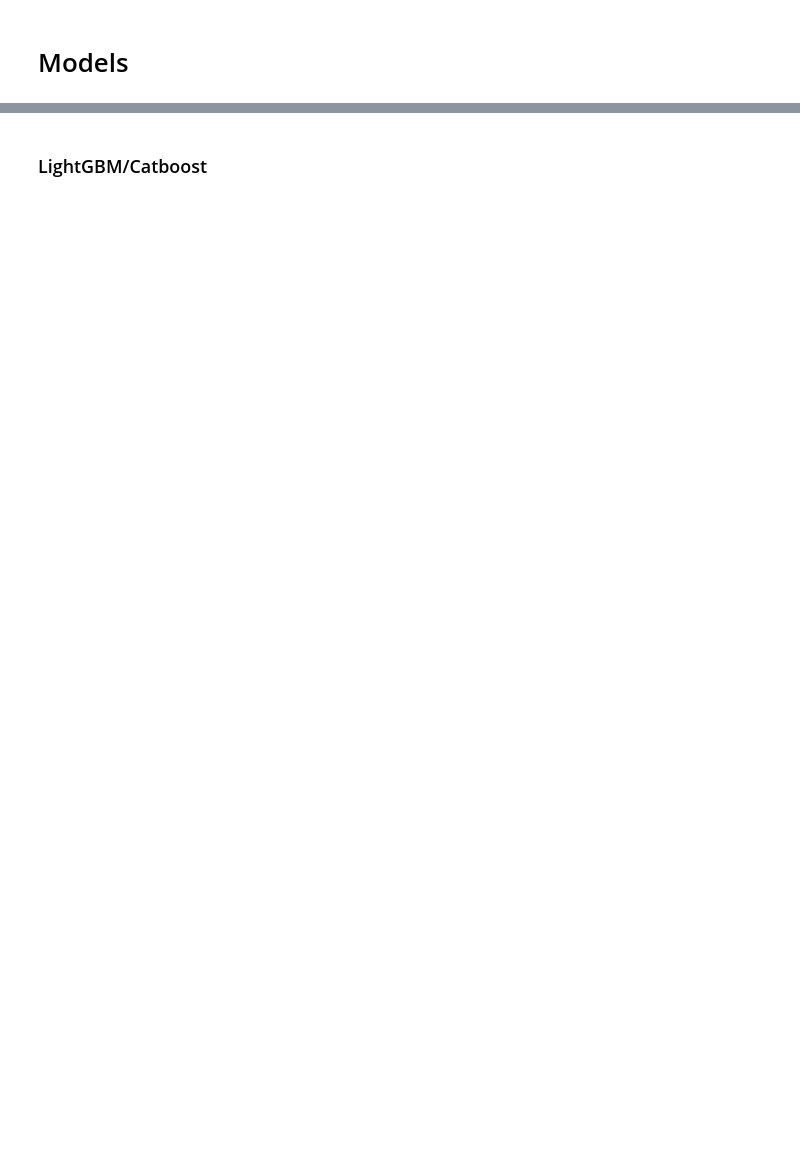
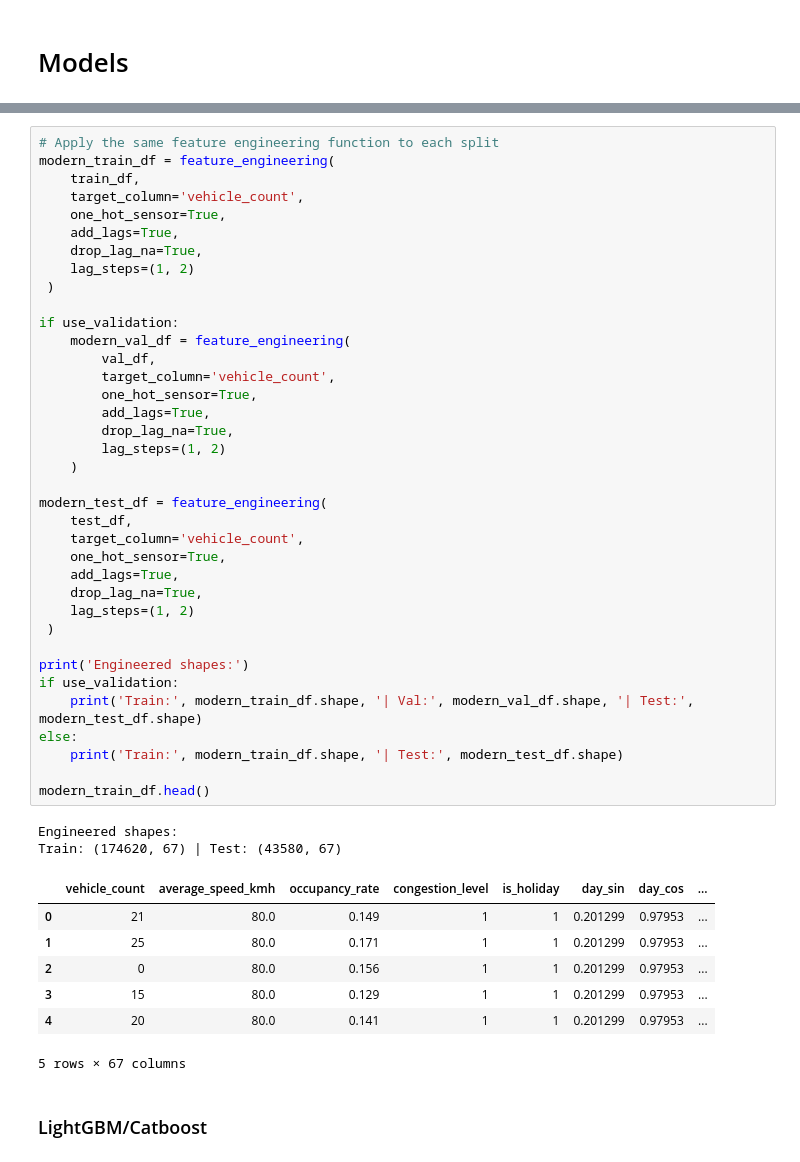
Before and after one commit to Albertouskas/traffic_flow_prediction_forecasting_and_analysis, a Jupyter notebook: traffic_forecast.ipynb, the cells around one changed output, grey strips where cells are left out. Cells and saved outputs as stored; diff of their text form; blank space fills up the shorter version.

```diff
--- a/traffic_forecast.ipynb
+++ b/traffic_forecast.ipynb
@@ -334,2 +272,49 @@ Selected Features: ['occupancy_rate', 'vehicle_count_roll_mean_6', 'vehicle_coun
+# %%
+# Apply the same feature engineering function to each split
+modern_train_df = feature_engineering(
+    train_df,
+    target_column='vehicle_count',
+    one_hot_sensor=True,
+    add_lags=True,
+    drop_lag_na=True,
+    lag_steps=(1, 2)
+ )
+
+if use_validation:
+    modern_val_df = feature_engineering(
+        val_df,
+        target_column='vehicle_count',
+        one_hot_sensor=True,
+        add_lags=True,
+        drop_lag_na=True,
+        lag_steps=(1, 2)
+    )
+
+modern_test_df = feature_engineering(
+    test_df,
+    target_column='vehicle_count',
+    one_hot_sensor=True,
+    add_lags=True,
+    drop_lag_na=True,
+    lag_steps=(1, 2)
+ )
+
+print('Engineered shapes:')
+if use_validation:
+    print('Train:', modern_train_df.shape, '| Val:', modern_val_df.shape, '| Test:', modern_test_df.shape)
+else:
+    print('Train:', modern_train_df.shape, '| Test:', modern_test_df.shape)
+
+modern_train_df.head()
+# %% [output]
+Engineered shapes:
+Train: (174620, 67) | Test: (43580, 67)
+|  | vehicle_count | average_speed_kmh | occupancy_rate | congestion_level | is_holiday | day_sin | day_cos | ... |
+| 0 | 21 | 80.0 | 0.149 | 1 | 1 | 0.201299 | 0.97953 | ... |
+| 1 | 25 | 80.0 | 0.171 | 1 | 1 | 0.201299 | 0.97953 | ... |
+| 2 | 0 | 80.0 | 0.156 | 1 | 1 | 0.201299 | 0.97953 | ... |
+| 3 | 15 | 80.0 | 0.129 | 1 | 1 | 0.201299 | 0.97953 | ... |
+| 4 | 20 | 80.0 | 0.141 | 1 | 1 | 0.201299 | 0.97953 | ... |
+5 rows × 67 columns
 # %% [markdown]
 ### LightGBM/Catboost
```
Also changed, not shown: parts of 8 cells of this notebook.
